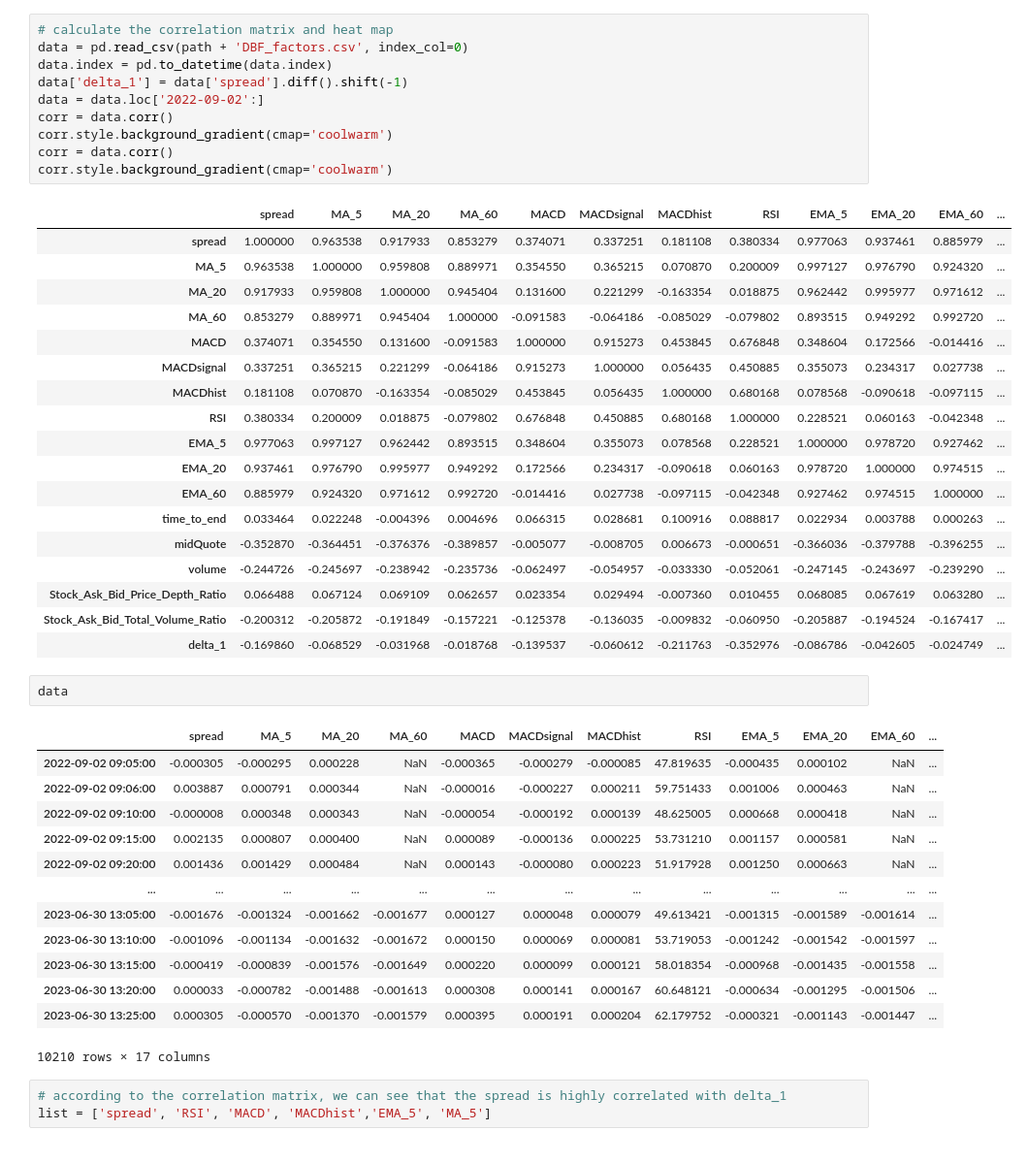
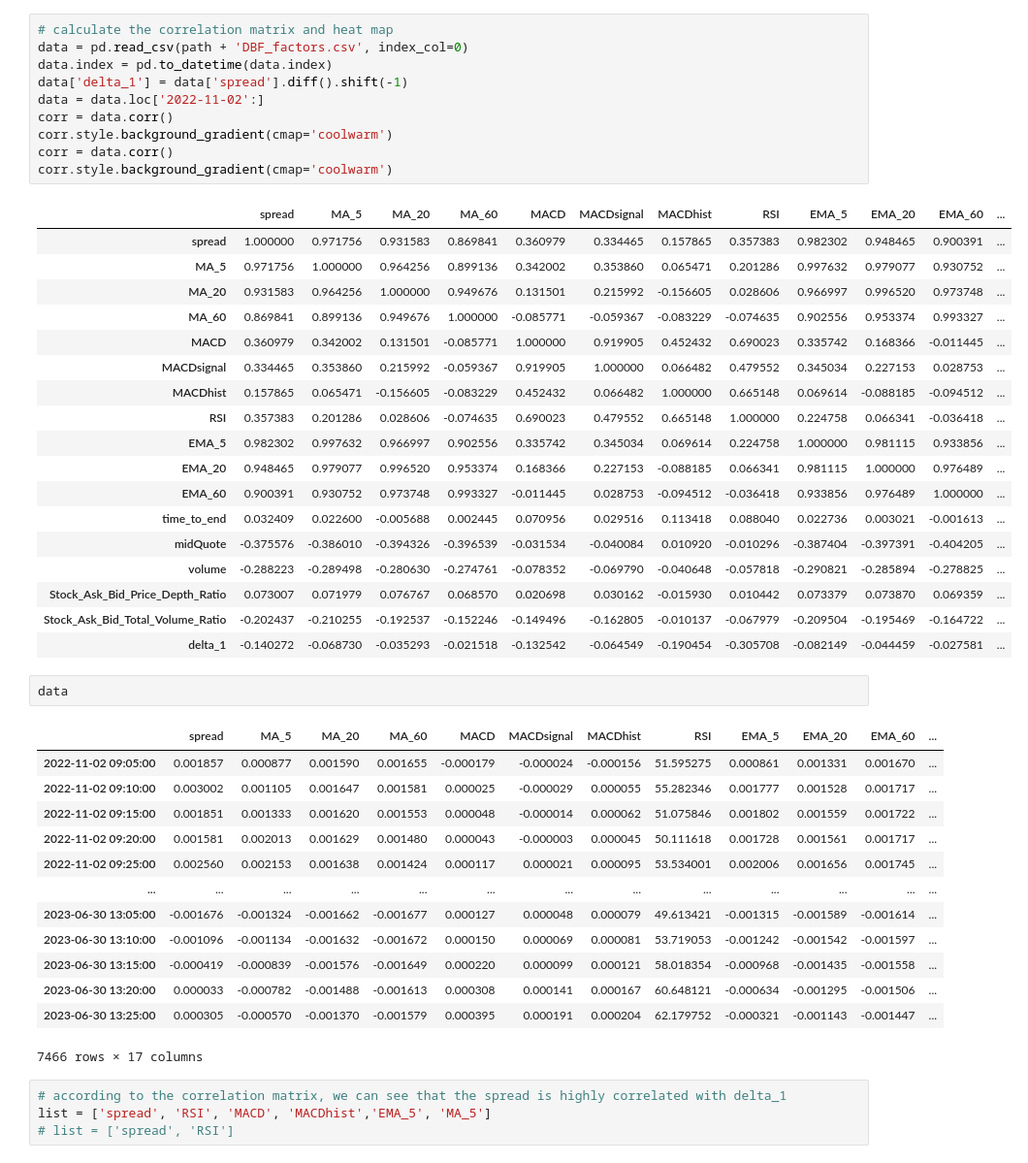
Before and after one commit to Jeremygaop/research-on-pair-trading, a Jupyter notebook: step3/model_test.ipynb, the cells around one changed output. Shown at 97% size. Drawn from its saved outputs; the diff is of its cells as text.

```diff
--- a/step3/model_test.ipynb
+++ b/step3/model_test.ipynb
@@ -23,51 +12,52 @@ KeyboardInterrupt:
 # %%
 # calculate the correlation matrix and heat map
 data = pd.read_csv(path + 'DBF_factors.csv', index_col=0)
 data.index = pd.to_datetime(data.index)
 data['delta_1'] = data['spread'].diff().shift(-1)
-data = data.loc['2022-09-02':]
+data = data.loc['2022-11-02':]
 corr = data.corr()
 corr.style.background_gradient(cmap='coolwarm')
 corr = data.corr()
 corr.style.background_gradient(cmap='coolwarm')
 # %% [output]
 |  | spread | MA_5 | MA_20 | MA_60 | MACD | MACDsignal | MACDhist | RSI | EMA_5 | EMA_20 | EMA_60 | ... |
-| spread | 1.000000 | 0.963538 | 0.917933 | 0.853279 | 0.374071 | 0.337251 | 0.181108 | 0.380334 | 0.977063 | 0.937461 | 0.885979 | ... |
-| MA_5 | 0.963538 | 1.000000 | 0.959808 | 0.889971 | 0.354550 | 0.365215 | 0.070870 | 0.200009 | 0.997127 | 0.976790 | 0.924320 | ... |
-| MA_20 | 0.917933 | 0.959808 | 1.000000 | 0.945404 | 0.131600 | 0.221299 | -0.163354 | 0.018875 | 0.962442 | 0.995977 | 0.971612 | ... |
-| MA_60 | 0.853279 | 0.889971 | 0.945404 | 1.000000 | -0.091583 | -0.064186 | -0.085029 | -0.079802 | 0.893515 | 0.949292 | 0.992720 | ... |
-| MACD | 0.374071 | 0.354550 | 0.131600 | -0.091583 | 1.000000 | 0.915273 | 0.453845 | 0.676848 | 0.348604 | 0.172566 | -0.014416 | ... |
-| MACDsignal | 0.337251 | 0.365215 | 0.221299 | -0.064186 | 0.915273 | 1.000000 | 0.056435 | 0.450885 | 0.355073 | 0.234317 | 0.027738 | ... |
-| MACDhist | 0.181108 | 0.070870 | -0.163354 | -0.085029 | 0.453845 | 0.056435 | 1.000000 | 0.680168 | 0.078568 | -0.090618 | -0.097115 | ... |
-| RSI | 0.380334 | 0.200009 | 0.018875 | -0.079802 | 0.676848 | 0.450885 | 0.680168 | 1.000000 | 0.228521 | 0.060163 | -0.042348 | ... |
-| EMA_5 | 0.977063 | 0.997127 | 0.962442 | 0.893515 | 0.348604 | 0.355073 | 0.078568 | 0.228521 | 1.000000 | 0.978720 | 0.927462 | ... |
-| EMA_20 | 0.937461 | 0.976790 | 0.995977 | 0.949292 | 0.172566 | 0.234317 | -0.090618 | 0.060163 | 0.978720 | 1.000000 | 0.974515 | ... |
-| EMA_60 | 0.885979 | 0.924320 | 0.971612 | 0.992720 | -0.014416 | 0.027738 | -0.097115 | -0.042348 | 0.927462 | 0.974515 | 1.000000 | ... |
-| time_to_end | 0.033464 | 0.022248 | -0.004396 | 0.004696 | 0.066315 | 0.028681 | 0.100916 | 0.088817 | 0.022934 | 0.003788 | 0.000263 | ... |
-| midQuote | -0.352870 | -0.364451 | -0.376376 | -0.389857 | -0.005077 | -0.008705 | 0.006673 | -0.000651 | -0.366036 | -0.379788 | -0.396255 | ... |
-| volume | -0.244726 | -0.245697 | -0.238942 | -0.235736 | -0.062497 | -0.054957 | -0.033330 | -0.052061 | -0.247145 | -0.243697 | -0.239290 | ... |
-| Stock_Ask_Bid_Price_Depth_Ratio | 0.066488 | 0.067124 | 0.069109 | 0.062657 | 0.023354 | 0.029494 | -0.007360 | 0.010455 | 0.068085 | 0.067619 | 0.063280 | ... |
-| Stock_Ask_Bid_Total_Volume_Ratio | -0.200312 | -0.205872 | -0.191849 | -0.157221 | -0.125378 | -0.136035 | -0.009832 | -0.060950 | -0.205887 | -0.194524 | -0.167417 | ... |
-| delta_1 | -0.169860 | -0.068529 | -0.031968 | -0.018768 | -0.139537 | -0.060612 | -0.211763 | -0.352976 | -0.086786 | -0.042605 | -0.024749 | ... |
+| spread | 1.000000 | 0.971756 | 0.931583 | 0.869841 | 0.360979 | 0.334465 | 0.157865 | 0.357383 | 0.982302 | 0.948465 | 0.900391 | ... |
+| MA_5 | 0.971756 | 1.000000 | 0.964256 | 0.899136 | 0.342002 | 0.353860 | 0.065471 | 0.201286 | 0.997632 | 0.979077 | 0.930752 | ... |
+| MA_20 | 0.931583 | 0.964256 | 1.000000 | 0.949676 | 0.131501 | 0.215992 | -0.156605 | 0.028606 | 0.966997 | 0.996520 | 0.973748 | ... |
+| MA_60 | 0.869841 | 0.899136 | 0.949676 | 1.000000 | -0.085771 | -0.059367 | -0.083229 | -0.074635 | 0.902556 | 0.953374 | 0.993327 | ... |
+| MACD | 0.360979 | 0.342002 | 0.131501 | -0.085771 | 1.000000 | 0.919905 | 0.452432 | 0.690023 | 0.335742 | 0.168366 | -0.011445 | ... |
+| MACDsignal | 0.334465 | 0.353860 | 0.215992 | -0.059367 | 0.919905 | 1.000000 | 0.066482 | 0.479552 | 0.345034 | 0.227153 | 0.028753 | ... |
+| MACDhist | 0.157865 | 0.065471 | -0.156605 | -0.083229 | 0.452432 | 0.066482 | 1.000000 | 0.665148 | 0.069614 | -0.088185 | -0.094512 | ... |
+| RSI | 0.357383 | 0.201286 | 0.028606 | -0.074635 | 0.690023 | 0.479552 | 0.665148 | 1.000000 | 0.224758 | 0.066341 | -0.036418 | ... |
+| EMA_5 | 0.982302 | 0.997632 | 0.966997 | 0.902556 | 0.335742 | 0.345034 | 0.069614 | 0.224758 | 1.000000 | 0.981115 | 0.933856 | ... |
+| EMA_20 | 0.948465 | 0.979077 | 0.996520 | 0.953374 | 0.168366 | 0.227153 | -0.088185 | 0.066341 | 0.981115 | 1.000000 | 0.976489 | ... |
+| EMA_60 | 0.900391 | 0.930752 | 0.973748 | 0.993327 | -0.011445 | 0.028753 | -0.094512 | -0.036418 | 0.933856 | 0.976489 | 1.000000 | ... |
+| time_to_end | 0.032409 | 0.022600 | -0.005688 | 0.002445 | 0.070956 | 0.029516 | 0.113418 | 0.088040 | 0.022736 | 0.003021 | -0.001613 | ... |
+| midQuote | -0.375576 | -0.386010 | -0.394326 | -0.396539 | -0.031534 | -0.040084 | 0.010920 | -0.010296 | -0.387404 | -0.397391 | -0.404205 | ... |
+| volume | -0.288223 | -0.289498 | -0.280630 | -0.274761 | -0.078352 | -0.069790 | -0.040648 | -0.057818 | -0.290821 | -0.285894 | -0.278825 | ... |
+| Stock_Ask_Bid_Price_Depth_Ratio | 0.073007 | 0.071979 | 0.076767 | 0.068570 | 0.020698 | 0.030162 | -0.015930 | 0.010442 | 0.073379 | 0.073870 | 0.069359 | ... |
+| Stock_Ask_Bid_Total_Volume_Ratio | -0.202437 | -0.210255 | -0.192537 | -0.152246 | -0.149496 | -0.162805 | -0.010137 | -0.067979 | -0.209504 | -0.195469 | -0.164722 | ... |
+| delta_1 | -0.140272 | -0.068730 | -0.035293 | -0.021518 | -0.132542 | -0.064549 | -0.190454 | -0.305708 | -0.082149 | -0.044459 | -0.027581 | ... |
 # %%
 data
 # %% [output]
 |  | spread | MA_5 | MA_20 | MA_60 | MACD | MACDsignal | MACDhist | RSI | EMA_5 | EMA_20 | EMA_60 | ... |
-| 2022-09-02 09:05:00 | -0.000305 | -0.000295 | 0.000228 | NaN | -0.000365 | -0.000279 | -0.000085 | 47.819635 | -0.000435 | 0.000102 | NaN | ... |
-| 2022-09-02 09:06:00 | 0.003887 | 0.000791 | 0.000344 | NaN | -0.000016 | -0.000227 | 0.000211 | 59.751433 | 0.001006 | 0.000463 | NaN | ... |
-| 2022-09-02 09:10:00 | -0.000008 | 0.000348 | 0.000343 | NaN | -0.000054 | -0.000192 | 0.000139 | 48.625005 | 0.000668 | 0.000418 | NaN | ... |
-| 2022-09-02 09:15:00 | 0.002135 | 0.000807 | 0.000400 | NaN | 0.000089 | -0.000136 | 0.000225 | 53.731210 | 0.001157 | 0.000581 | NaN | ... |
-| 2022-09-02 09:20:00 | 0.001436 | 0.001429 | 0.000484 | NaN | 0.000143 | -0.000080 | 0.000223 | 51.917928 | 0.001250 | 0.000663 | NaN | ... |
+| 2022-11-02 09:05:00 | 0.001857 | 0.000877 | 0.001590 | 0.001655 | -0.000179 | -0.000024 | -0.000156 | 51.595275 | 0.000861 | 0.001331 | 0.001670 | ... |
+| 2022-11-02 09:10:00 | 0.003002 | 0.001105 | 0.001647 | 0.001581 | 0.000025 | -0.000029 | 0.000055 | 55.282346 | 0.001777 | 0.001528 | 0.001717 | ... |
+| 2022-11-02 09:15:00 | 0.001851 | 0.001333 | 0.001620 | 0.001553 | 0.000048 | -0.000014 | 0.000062 | 51.075846 | 0.001802 | 0.001559 | 0.001722 | ... |
+| 2022-11-02 09:20:00 | 0.001581 | 0.002013 | 0.001629 | 0.001480 | 0.000043 | -0.000003 | 0.000045 | 50.111618 | 0.001728 | 0.001561 | 0.001717 | ... |
+| 2022-11-02 09:25:00 | 0.002560 | 0.002153 | 0.001638 | 0.001424 | 0.000117 | 0.000021 | 0.000095 | 53.534001 | 0.002006 | 0.001656 | 0.001745 | ... |
 | ... | ... | ... | ... | ... | ... | ... | ... | ... | ... | ... | ... | ... |
 | 2023-06-30 13:05:00 | -0.001676 | -0.001324 | -0.001662 | -0.001677 | 0.000127 | 0.000048 | 0.000079 | 49.613421 | -0.001315 | -0.001589 | -0.001614 | ... |
 | 2023-06-30 13:10:00 | -0.001096 | -0.001134 | -0.001632 | -0.001672 | 0.000150 | 0.000069 | 0.000081 | 53.719053 | -0.001242 | -0.001542 | -0.001597 | ... |
 | 2023-06-30 13:15:00 | -0.000419 | -0.000839 | -0.001576 | -0.001649 | 0.000220 | 0.000099 | 0.000121 | 58.018354 | -0.000968 | -0.001435 | -0.001558 | ... |
 | 2023-06-30 13:20:00 | 0.000033 | -0.000782 | -0.001488 | -0.001613 | 0.000308 | 0.000141 | 0.000167 | 60.648121 | -0.000634 | -0.001295 | -0.001506 | ... |
 | 2023-06-30 13:25:00 | 0.000305 | -0.000570 | -0.001370 | -0.001579 | 0.000395 | 0.000191 | 0.000204 | 62.179752 | -0.000321 | -0.001143 | -0.001447 | ... |
-10210 rows × 17 columns
+7466 rows × 17 columns
 # %%
 # according to the correlation matrix, we can see that the spread is highly correlated with delta_1
 list = ['spread', 'RSI', 'MACD', 'MACDhist','EMA_5', 'MA_5']
+# list = ['spread', 'RSI']
 # %%
 def valid_date_n_days_later(start, all_data, n):
     i = 1
```
Also changed, not shown: parts of 7 cells of this notebook, 5 other files.
